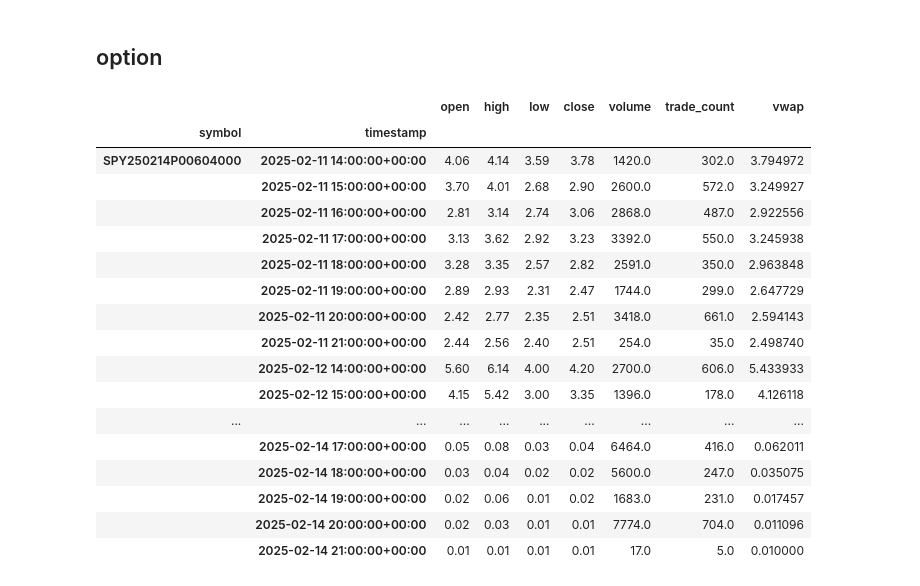
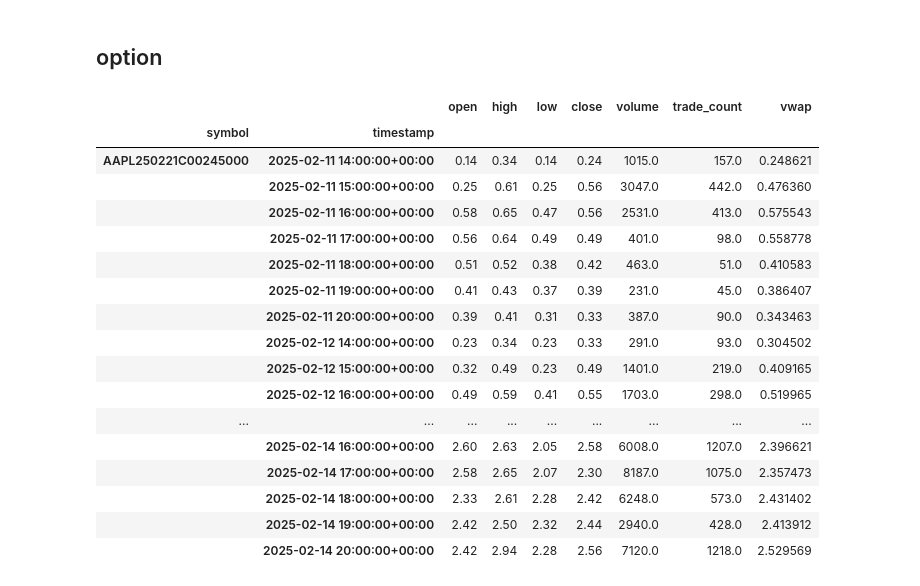
Before and after one commit to sunilsala88/batch-29, a Jupyter notebook: 16_broker_api/2_history.ipynb, the cells around one changed output. Drawn from its saved outputs; the diff is of its cells as text; code cells hidden in the pictures.

```diff
--- a/16_broker_api/2_history.ipynb
+++ b/16_broker_api/2_history.ipynb
@@ -97,35 +51,35 @@ history1.reset_index().drop('symbol',axis=1).set_index('timestamp')['2025-01-18'
 # %%
 from alpaca.data.historical.option import OptionHistoricalDataClient
 from alpaca.data.requests import OptionBarsRequest
 from alpaca.data.timeframe import TimeFrame, TimeFrameUnit
 
 option_historical_data_client=OptionHistoricalDataClient(api_key=api_key,secret_key=secret_key)
 # get options historical bars by symbol
 req = OptionBarsRequest(
-    symbol_or_symbols = 'SPY250214P00604000',
+    symbol_or_symbols = 'AAPL250221C00245000',
     timeframe = TimeFrame(amount = 1, unit = TimeFrameUnit.Hour),   # specify timeframe
     start = dt.datetime(2025,2,11,1,1,1,tz=timez_zone),                          # specify start datetime, default=the beginning of the current day.
     end=dt.datetime(2025,2,15,1,1,1,tz=timez_zone),                                              # specify end datetime, default=now
     # limit = 2,                                                      # specify limit
 )
 history3=option_historical_data_client.get_option_bars(req).df
 history3
 # %% [output]
 |  |  | open | high | low | close | volume | trade_count | vwap |
 | symbol | timestamp |  |  |  |  |  |  |  |
-| SPY250214P00604000 | 2025-02-11 14:00:00+00:00 | 4.06 | 4.14 | 3.59 | 3.78 | 1420.0 | 302.0 | 3.794972 |
-|  | 2025-02-11 15:00:00+00:00 | 3.70 | 4.01 | 2.68 | 2.90 | 2600.0 | 572.0 | 3.249927 |
-|  | 2025-02-11 16:00:00+00:00 | 2.81 | 3.14 | 2.74 | 3.06 | 2868.0 | 487.0 | 2.922556 |
-|  | 2025-02-11 17:00:00+00:00 | 3.13 | 3.62 | 2.92 | 3.23 | 3392.0 | 550.0 | 3.245938 |
-|  | 2025-02-11 18:00:00+00:00 | 3.28 | 3.35 | 2.57 | 2.82 | 2591.0 | 350.0 | 2.963848 |
-|  | 2025-02-11 19:00:00+00:00 | 2.89 | 2.93 | 2.31 | 2.47 | 1744.0 | 299.0 | 2.647729 |
-|  | 2025-02-11 20:00:00+00:00 | 2.42 | 2.77 | 2.35 | 2.51 | 3418.0 | 661.0 | 2.594143 |
-|  | 2025-02-11 21:00:00+00:00 | 2.44 | 2.56 | 2.40 | 2.51 | 254.0 | 35.0 | 2.498740 |
-|  | 2025-02-12 14:00:00+00:00 | 5.60 | 6.14 | 4.00 | 4.20 | 2700.0 | 606.0 | 5.433933 |
-|  | 2025-02-12 15:00:00+00:00 | 4.15 | 5.42 | 3.00 | 3.35 | 1396.0 | 178.0 | 4.126118 |
+| AAPL250221C00245000 | 2025-02-11 14:00:00+00:00 | 0.14 | 0.34 | 0.14 | 0.24 | 1015.0 | 157.0 | 0.248621 |
+|  | 2025-02-11 15:00:00+00:00 | 0.25 | 0.61 | 0.25 | 0.56 | 3047.0 | 442.0 | 0.476360 |
+|  | 2025-02-11 16:00:00+00:00 | 0.58 | 0.65 | 0.47 | 0.56 | 2531.0 | 413.0 | 0.575543 |
+|  | 2025-02-11 17:00:00+00:00 | 0.56 | 0.64 | 0.49 | 0.49 | 401.0 | 98.0 | 0.558778 |
+|  | 2025-02-11 18:00:00+00:00 | 0.51 | 0.52 | 0.38 | 0.42 | 463.0 | 51.0 | 0.410583 |
+|  | 2025-02-11 19:00:00+00:00 | 0.41 | 0.43 | 0.37 | 0.39 | 231.0 | 45.0 | 0.386407 |
+|  | 2025-02-11 20:00:00+00:00 | 0.39 | 0.41 | 0.31 | 0.33 | 387.0 | 90.0 | 0.343463 |
+|  | 2025-02-12 14:00:00+00:00 | 0.23 | 0.34 | 0.23 | 0.33 | 291.0 | 93.0 | 0.304502 |
+|  | 2025-02-12 15:00:00+00:00 | 0.32 | 0.49 | 0.23 | 0.49 | 1401.0 | 219.0 | 0.409165 |
+|  | 2025-02-12 16:00:00+00:00 | 0.49 | 0.59 | 0.41 | 0.55 | 1703.0 | 298.0 | 0.519965 |
 | ... | ... | ... | ... | ... | ... | ... | ... | ... |
-|  | 2025-02-14 17:00:00+00:00 | 0.05 | 0.08 | 0.03 | 0.04 | 6464.0 | 416.0 | 0.062011 |
-|  | 2025-02-14 18:00:00+00:00 | 0.03 | 0.04 | 0.02 | 0.02 | 5600.0 | 247.0 | 0.035075 |
-|  | 2025-02-14 19:00:00+00:00 | 0.02 | 0.06 | 0.01 | 0.02 | 1683.0 | 231.0 | 0.017457 |
-|  | 2025-02-14 20:00:00+00:00 | 0.02 | 0.03 | 0.01 | 0.01 | 7774.0 | 704.0 | 0.011096 |
-|  | 2025-02-14 21:00:00+00:00 | 0.01 | 0.01 | 0.01 | 0.01 | 17.0 | 5.0 | 0.010000 |
+|  | 2025-02-14 16:00:00+00:00 | 2.60 | 2.63 | 2.05 | 2.58 | 6008.0 | 1207.0 | 2.396621 |
+|  | 2025-02-14 17:00:00+00:00 | 2.58 | 2.65 | 2.07 | 2.30 | 8187.0 | 1075.0 | 2.357473 |
+|  | 2025-02-14 18:00:00+00:00 | 2.33 | 2.61 | 2.28 | 2.42 | 6248.0 | 573.0 | 2.431402 |
+|  | 2025-02-14 19:00:00+00:00 | 2.42 | 2.50 | 2.32 | 2.44 | 2940.0 | 428.0 | 2.413912 |
+|  | 2025-02-14 20:00:00+00:00 | 2.42 | 2.94 | 2.28 | 2.56 | 7120.0 | 1218.0 | 2.529569 |
```
Also changed, not shown: parts of 5 cells of this notebook.
